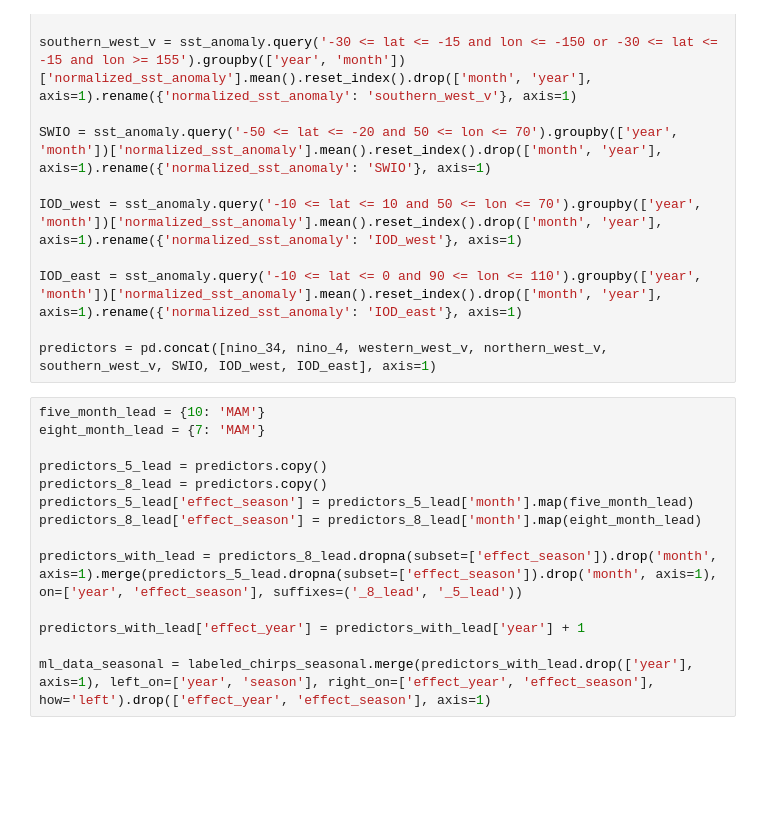
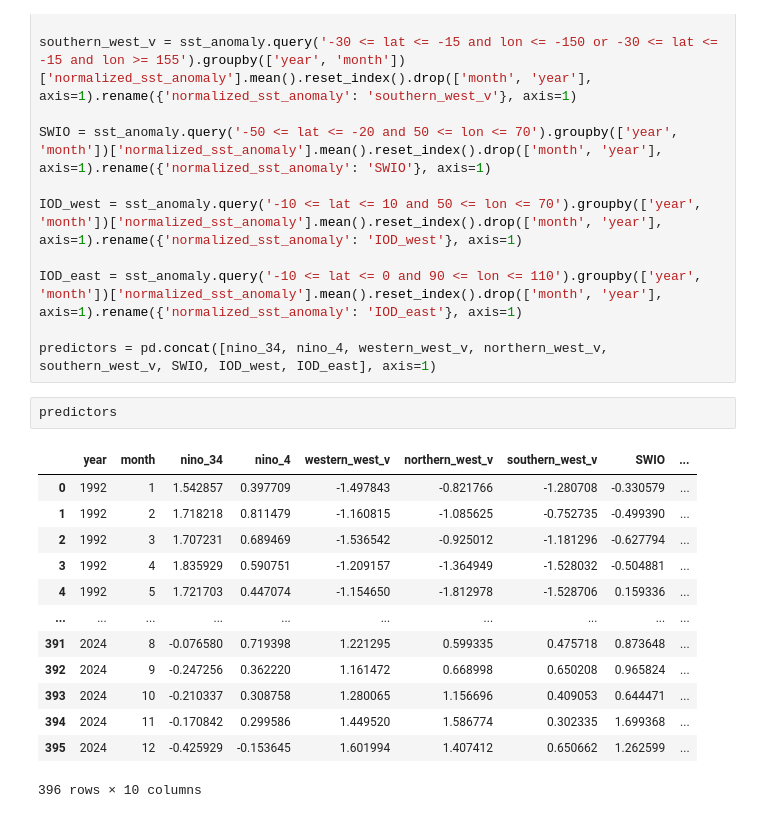
Before and after one commit to yatli24/CHC, a Jupyter notebook: Jupyter notebooks/ml_long_lead_data.ipynb, the cells around one changed output. Saved outputs shown, nothing was run; the diff lists cells and outputs as text; blank space fills up the shorter version.

```diff
--- a/Jupyter notebooks/ml_long_lead_data.ipynb
+++ b/Jupyter notebooks/ml_long_lead_data.ipynb
@@ -83,17 +81,19 @@ IOD_west = sst_anomaly.query('-10 <= lat <= 10 and 50 <= lon <= 70').groupby(['y
 IOD_east = sst_anomaly.query('-10 <= lat <= 0 and 90 <= lon <= 110').groupby(['year', 'month'])['normalized_sst_anomaly'].mean().reset_index().drop(['month', 'year'], axis=1).rename({'normalized_sst_anomaly': 'IOD_east'}, axis=1)
 
 predictors = pd.concat([nino_34, nino_4, western_west_v, northern_west_v, southern_west_v, SWIO, IOD_west, IOD_east], axis=1)
-# %%
-five_month_lead = {10: 'MAM'}
-eight_month_lead = {7: 'MAM'}
-
-predictors_5_lead = predictors.copy()
-predictors_8_lead = predictors.copy()
-predictors_5_lead['effect_season'] = predictors_5_lead['month'].map(five_month_lead)
-predictors_8_lead['effect_season'] = predictors_8_lead['month'].map(eight_month_lead)
-
-predictors_with_lead = predictors_8_lead.dropna(subset=['effect_season']).drop('month', axis=1).merge(predictors_5_lead.dropna(subset=['effect_season']).drop('month', axis=1), on=['year', 'effect_season'], suffixes=('_8_lead', '_5_lead'))
-
-predictors_with_lead['effect_year'] = predictors_with_lead['year'] + 1
-
-ml_data_seasonal = labeled_chirps_seasonal.merge(predictors_with_lead.drop(['year'], axis=1), left_on=['year', 'season'], right_on=['effect_year', 'effect_season'], how='left').drop(['effect_year', 'effect_season'], axis=1)
+# %%
+predictors
+# %% [output]
+|  | year | month | nino_34 | nino_4 | western_west_v | northern_west_v | southern_west_v | SWIO | ... |
+| 0 | 1992 | 1 | 1.542857 | 0.397709 | -1.497843 | -0.821766 | -1.280708 | -0.330579 | ... |
+| 1 | 1992 | 2 | 1.718218 | 0.811479 | -1.160815 | -1.085625 | -0.752735 | -0.499390 | ... |
+| 2 | 1992 | 3 | 1.707231 | 0.689469 | -1.536542 | -0.925012 | -1.181296 | -0.627794 | ... |
+| 3 | 1992 | 4 | 1.835929 | 0.590751 | -1.209157 | -1.364949 | -1.528032 | -0.504881 | ... |
+| 4 | 1992 | 5 | 1.721703 | 0.447074 | -1.154650 | -1.812978 | -1.528706 | 0.159336 | ... |
+| ... | ... | ... | ... | ... | ... | ... | ... | ... | ... |
+| 391 | 2024 | 8 | -0.076580 | 0.719398 | 1.221295 | 0.599335 | 0.475718 | 0.873648 | ... |
+| 392 | 2024 | 9 | -0.247256 | 0.362220 | 1.161472 | 0.668998 | 0.650208 | 0.965824 | ... |
+| 393 | 2024 | 10 | -0.210337 | 0.308758 | 1.280065 | 1.156696 | 0.409053 | 0.644471 | ... |
+| 394 | 2024 | 11 | -0.170842 | 0.299586 | 1.449520 | 1.586774 | 0.302335 | 1.699368 | ... |
+| 395 | 2024 | 12 | -0.425929 | -0.153645 | 1.601994 | 1.407412 | 0.650662 | 1.262599 | ... |
+396 rows × 10 columns
```
Also changed, not shown: parts of 8 cells of this notebook.
